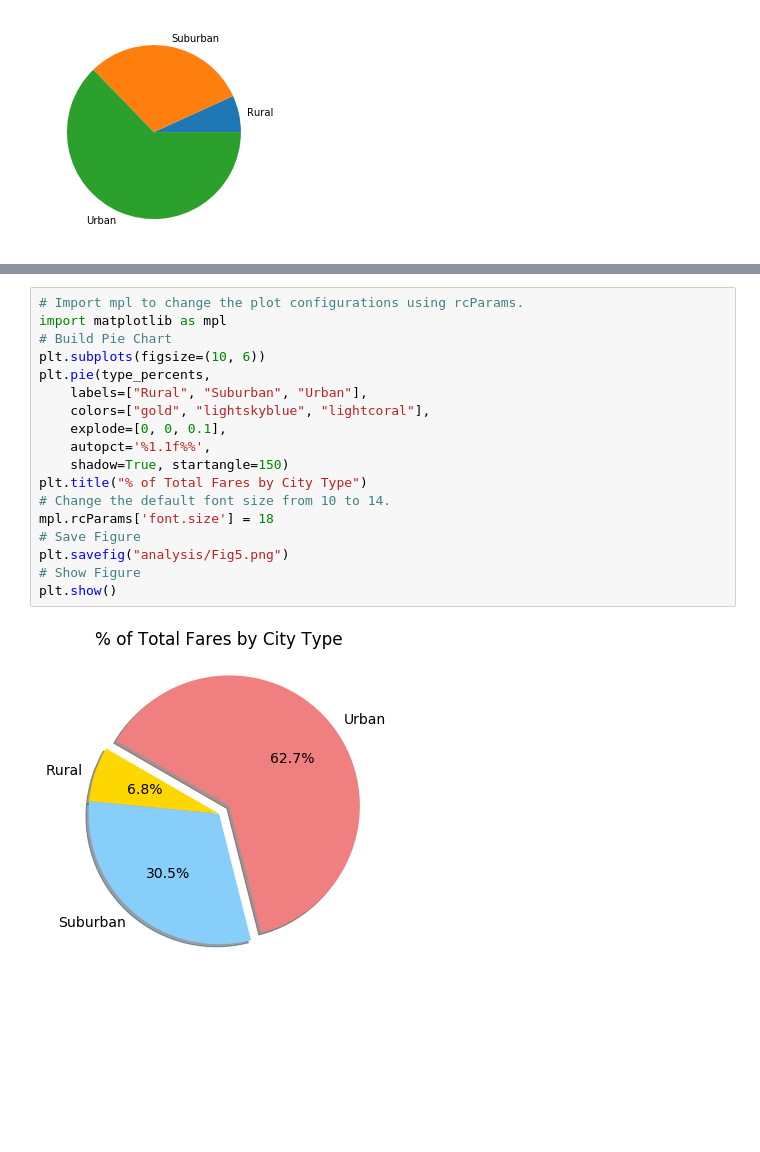
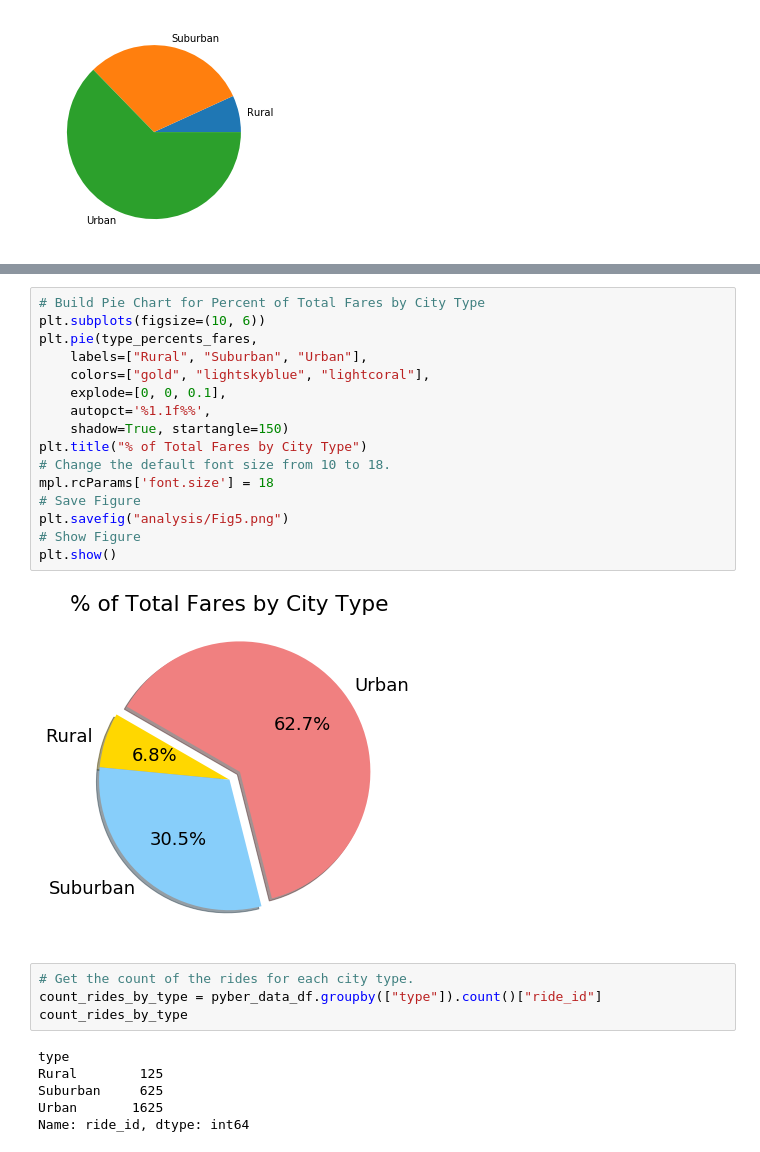
Before and after one commit to ejlaflure/PyBer_Analysis, a Jupyter notebook: PyBer.ipynb, the cells around one changed output, grey strips where cells are left out. Cells and saved outputs as stored; diff of their text form; blank space fills up the shorter version.

```diff
--- a/PyBer.ipynb
+++ b/PyBer.ipynb
@@ -840,22 +842,30 @@ plt.show()
 # %% [output]
 [figure]
 # %%
-# Import mpl to change the plot configurations using rcParams.
-import matplotlib as mpl
-# Build Pie Chart
+# Build Pie Chart for Percent of Total Fares by City Type
 plt.subplots(figsize=(10, 6))
-plt.pie(type_percents,
+plt.pie(type_percents_fares,
     labels=["Rural", "Suburban", "Urban"],
     colors=["gold", "lightskyblue", "lightcoral"],
     explode=[0, 0, 0.1],
     autopct='%1.1f%%',
     shadow=True, startangle=150)
 plt.title("% of Total Fares by City Type")
-# Change the default font size from 10 to 14.
+# Change the default font size from 10 to 18.
 mpl.rcParams['font.size'] = 18
 # Save Figure
 plt.savefig("analysis/Fig5.png")
 # Show Figure
 plt.show()
 # %% [output]
-[figure, old version]
+[figure, new version]
+# %%
+# Get the count of the rides for each city type.
+count_rides_by_type = pyber_data_df.groupby(["type"]).count()["ride_id"]
+count_rides_by_type
+# %% [output]
+type
+Rural        125
+Suburban     625
+Urban       1625
+Name: ride_id, dtype: int64
```
Also changed, not shown: parts of 9 cells of this notebook, 3 other files.
